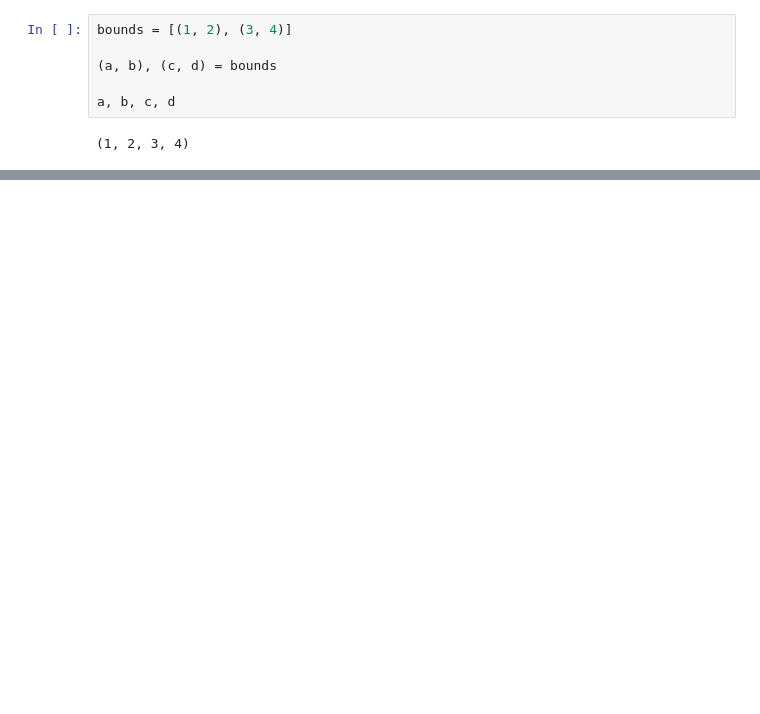
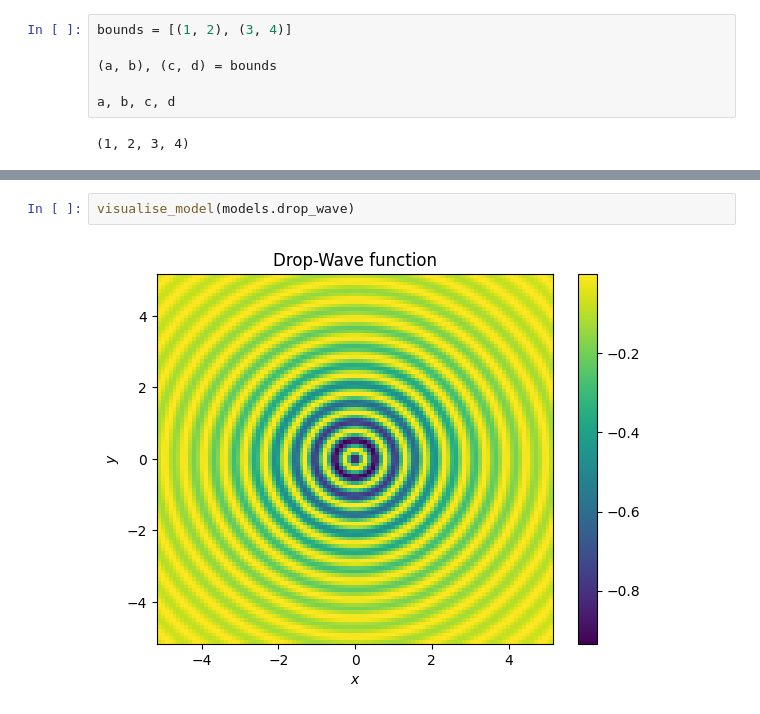
Before and after one commit to Rraanto/gaussian_processes, a Jupyter notebook: notebook_models.ipynb, the cells around one changed output, grey strips where cells are left out. Cells and saved outputs as stored; diff of their text form; blank space fills up the shorter version.

```diff
--- a/notebook_models.ipynb
+++ b/notebook_models.ipynb
@@ -58,0 +60,4 @@ visualise_model(models.rosenbrock)
+# %%
+visualise_model(models.drop_wave)
+# %% [output]
+[figure, added]
```
Also changed, not shown: parts of 9 cells of this notebook, 9 other files.
